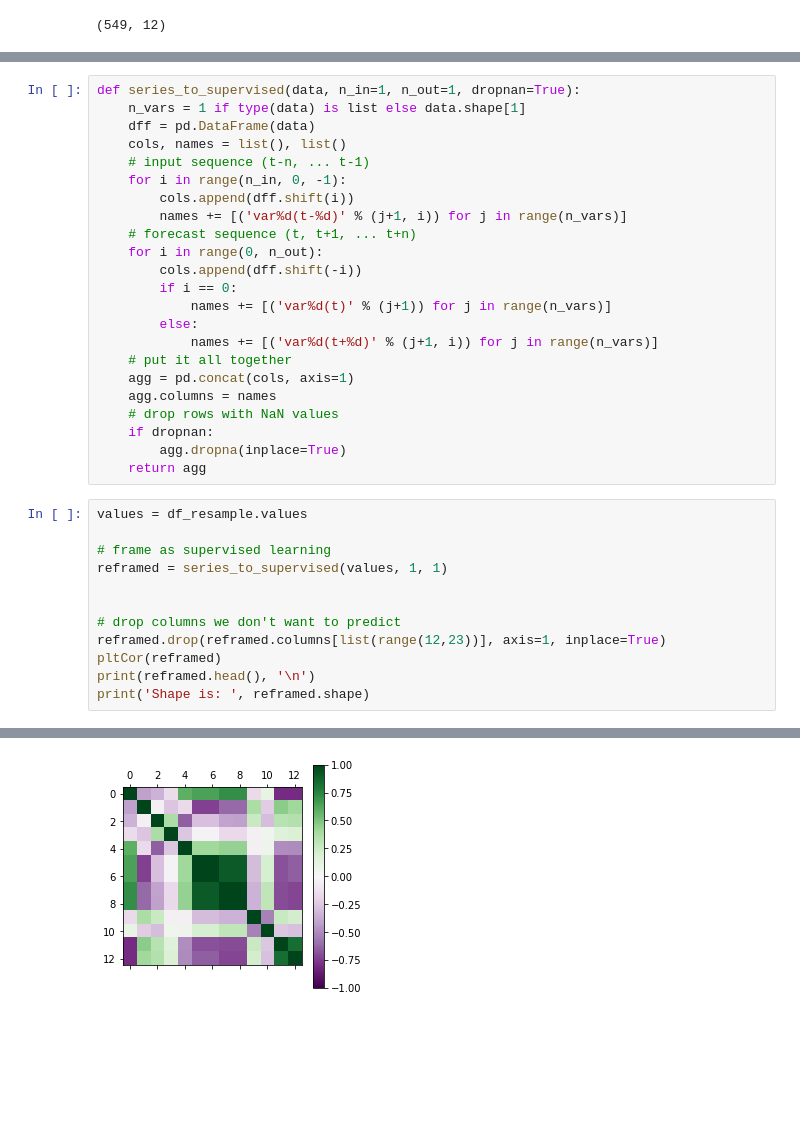
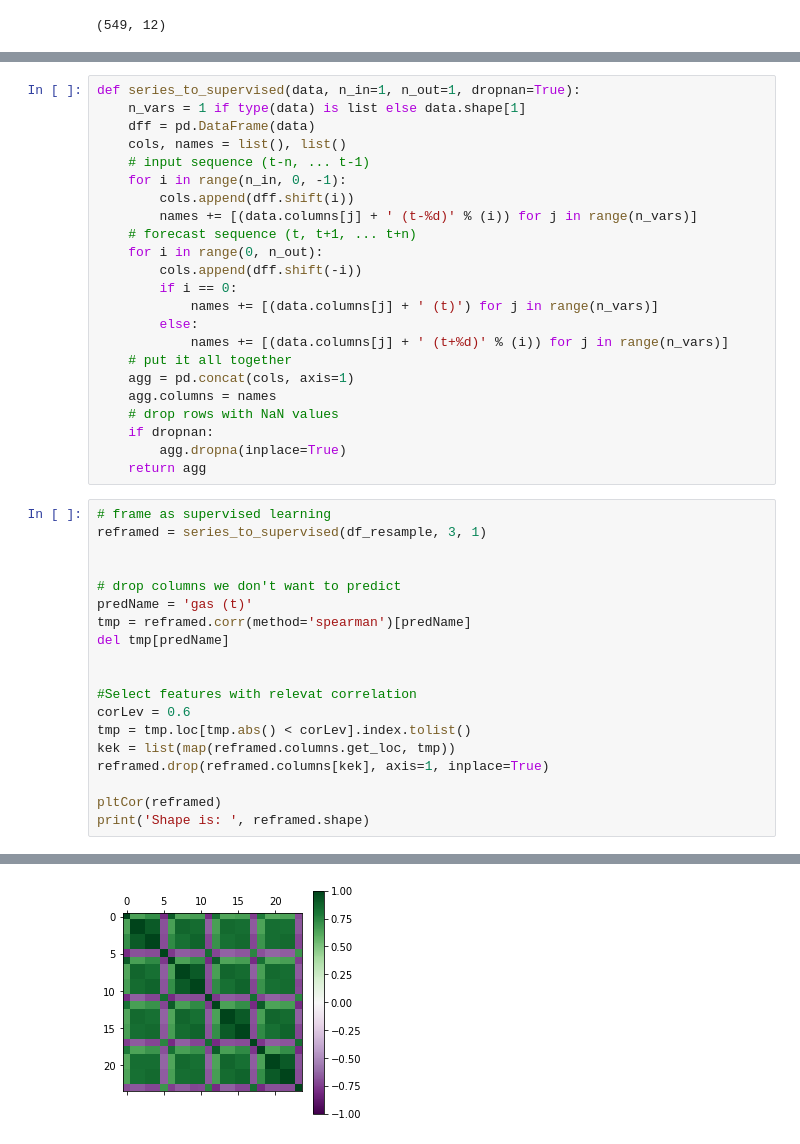
Before and after one commit to BorisAnimal/IU-Data-Analysis-Research, a Jupyter notebook: Boris#2.ipynb, the cells around one changed output, grey strips where cells are left out. Drawn from its saved outputs; the diff is of its cells as text; blank space fills up the shorter version.

```diff
--- a/Boris#2.ipynb
+++ b/Boris#2.ipynb
@@ -246,14 +281,14 @@ def series_to_supervised(data, n_in=1, n_out=1, dropnan=True):
     # input sequence (t-n, ... t-1)
     for i in range(n_in, 0, -1):
         cols.append(dff.shift(i))
-        names += [('var%d(t-%d)' % (j+1, i)) for j in range(n_vars)]
+        names += [(data.columns[j] + ' (t-%d)' % (i)) for j in range(n_vars)]
     # forecast sequence (t, t+1, ... t+n)
     for i in range(0, n_out):
         cols.append(dff.shift(-i))
         if i == 0:
-            names += [('var%d(t)' % (j+1)) for j in range(n_vars)]
+            names += [(data.columns[j] + ' (t)') for j in range(n_vars)]
         else:
-            names += [('var%d(t+%d)' % (j+1, i)) for j in range(n_vars)]
+            names += [(data.columns[j] + ' (t+%d)' % (i)) for j in range(n_vars)]
     # put it all together
     agg = pd.concat(cols, axis=1)
     agg.columns = names
@@ -262,15 +297,22 @@ def series_to_supervised(data, n_in=1, n_out=1, dropnan=True):
         agg.dropna(inplace=True)
     return agg
 # %%
-values = df_resample.values
-
 # frame as supervised learning
-reframed = series_to_supervised(values, 1, 1)
+reframed = series_to_supervised(df_resample, 3, 1)
 
 
 # drop columns we don't want to predict
-reframed.drop(reframed.columns[list(range(12,23))], axis=1, inplace=True)
+predName = 'gas (t)'
+tmp = reframed.corr(method='spearman')[predName]
+del tmp[predName]
+
+
+#Select features with relevat correlation
+corLev = 0.6
+tmp = tmp.loc[tmp.abs() < corLev].index.tolist()
+kek = list(map(reframed.columns.get_loc, tmp))
+reframed.drop(reframed.columns[kek], axis=1, inplace=True)
+
 pltCor(reframed)
-print(reframed.head(), '\n')
 print('Shape is: ', reframed.shape)
 # %% [output]
@@ -290 +336 @@ print('Shape is: ', reframed.shape)
-[figure, old version]
+[figure, new version]
```
Also changed, not shown: parts of 20 cells of this notebook.
